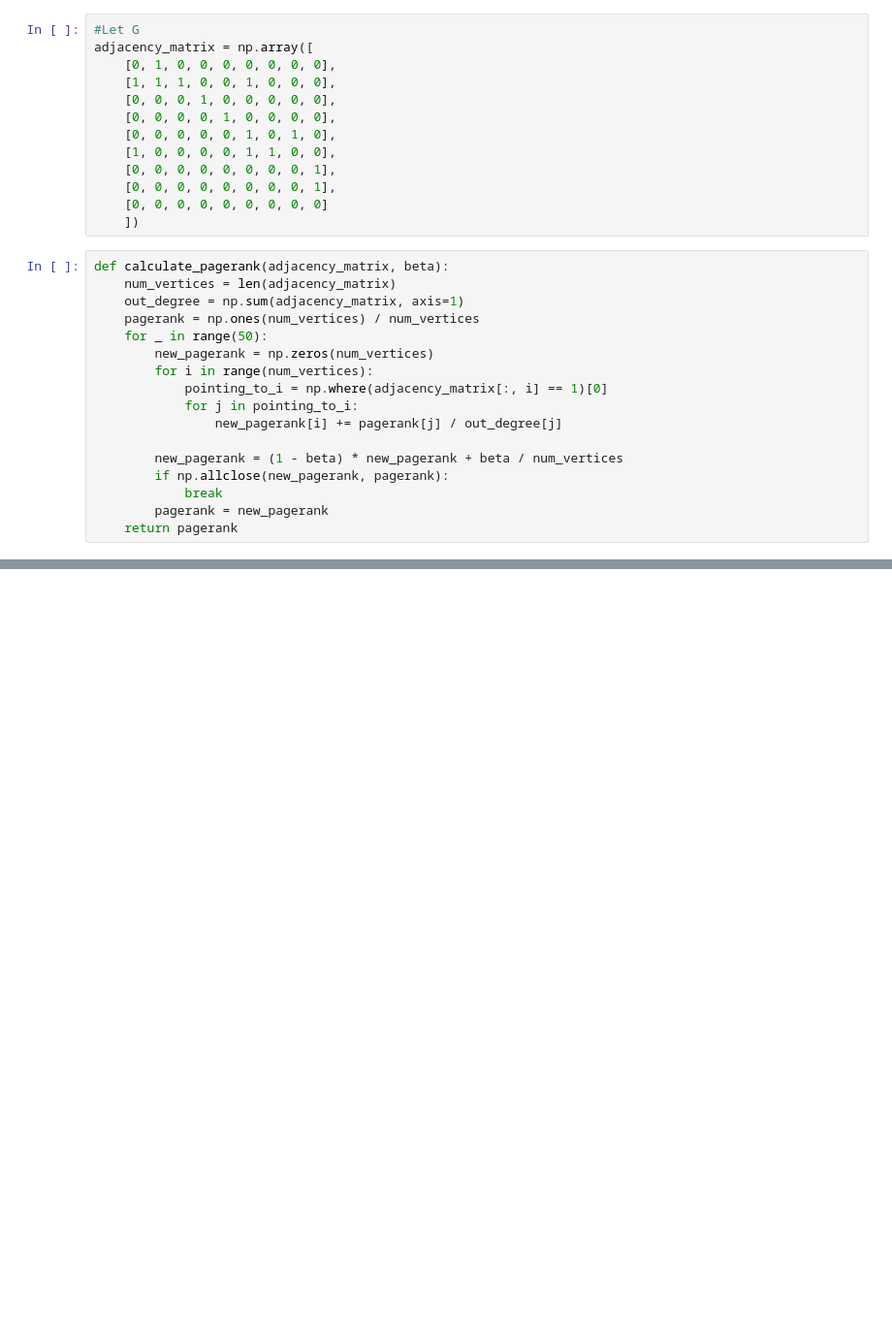
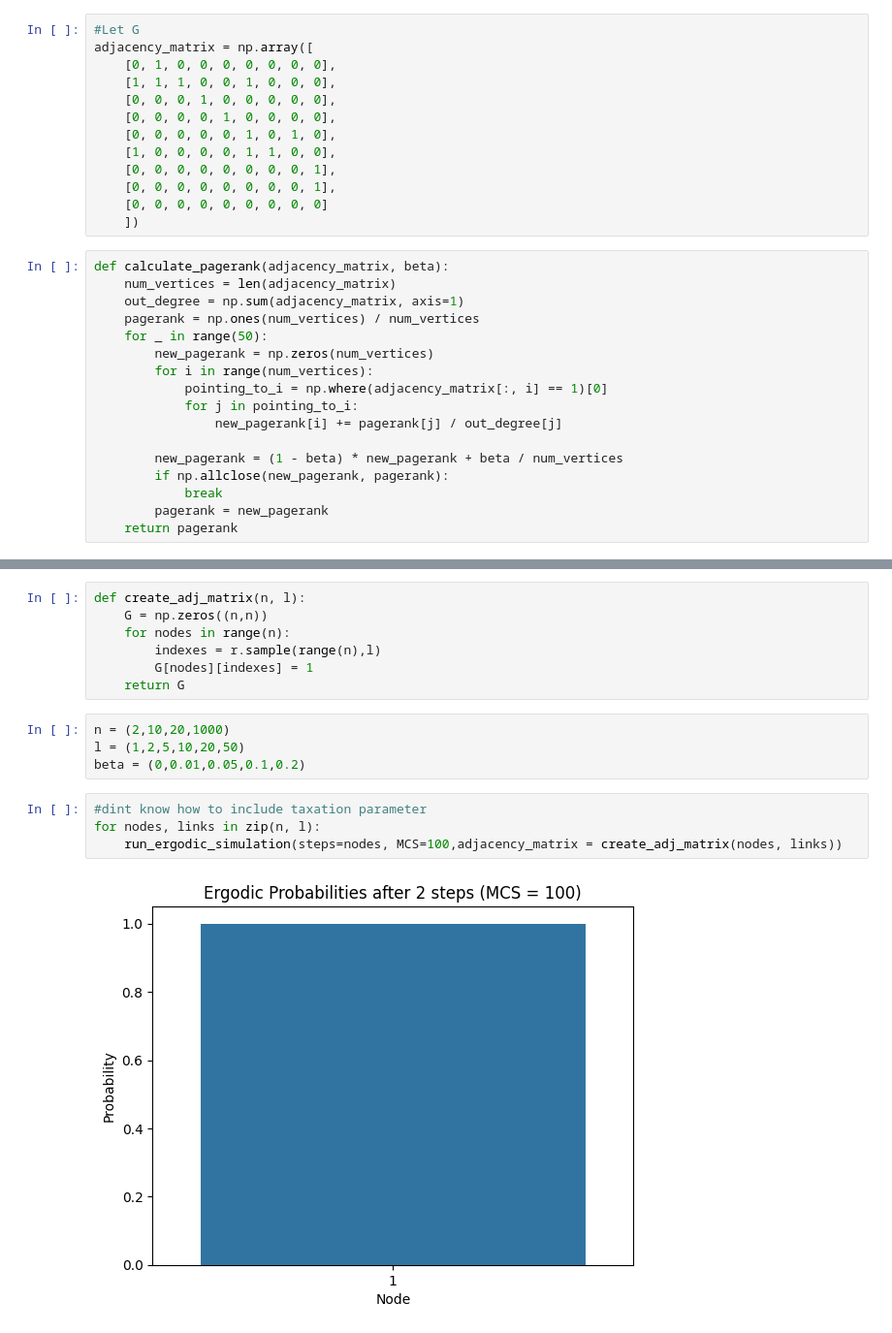
Before and after one commit to AdamKozakowski/List3, a Jupyter notebook: List4.ipynb, the cells around one changed output, grey strips where cells are left out. Shown at 97% size. Drawn from its saved outputs; the diff is of its cells as text; blank space fills up the shorter version.

```diff
--- a/List4.ipynb
+++ b/List4.ipynb
@@ -151,0 +168,17 @@ PageRank with β = 0.1: [0.0457296  0.06744314 0.02628601 0.03476875 0.04240325
+# %%
+def create_adj_matrix(n, l):
+    G = np.zeros((n,n))
+    for nodes in range(n):
+        indexes = r.sample(range(n),l)
+        G[nodes][indexes] = 1
+    return G
+# %%
+n = (2,10,20,1000)
+l = (1,2,5,10,20,50)
+beta = (0,0.01,0.05,0.1,0.2)
+# %%
+#dint know how to include taxation parameter
+for nodes, links in zip(n, l):
+    run_ergodic_simulation(steps=nodes, MCS=100,adjacency_matrix = create_adj_matrix(nodes, links))
+# %% [output]
+[figure, added]
```
Also changed, not shown: parts of 8 cells of this notebook.
